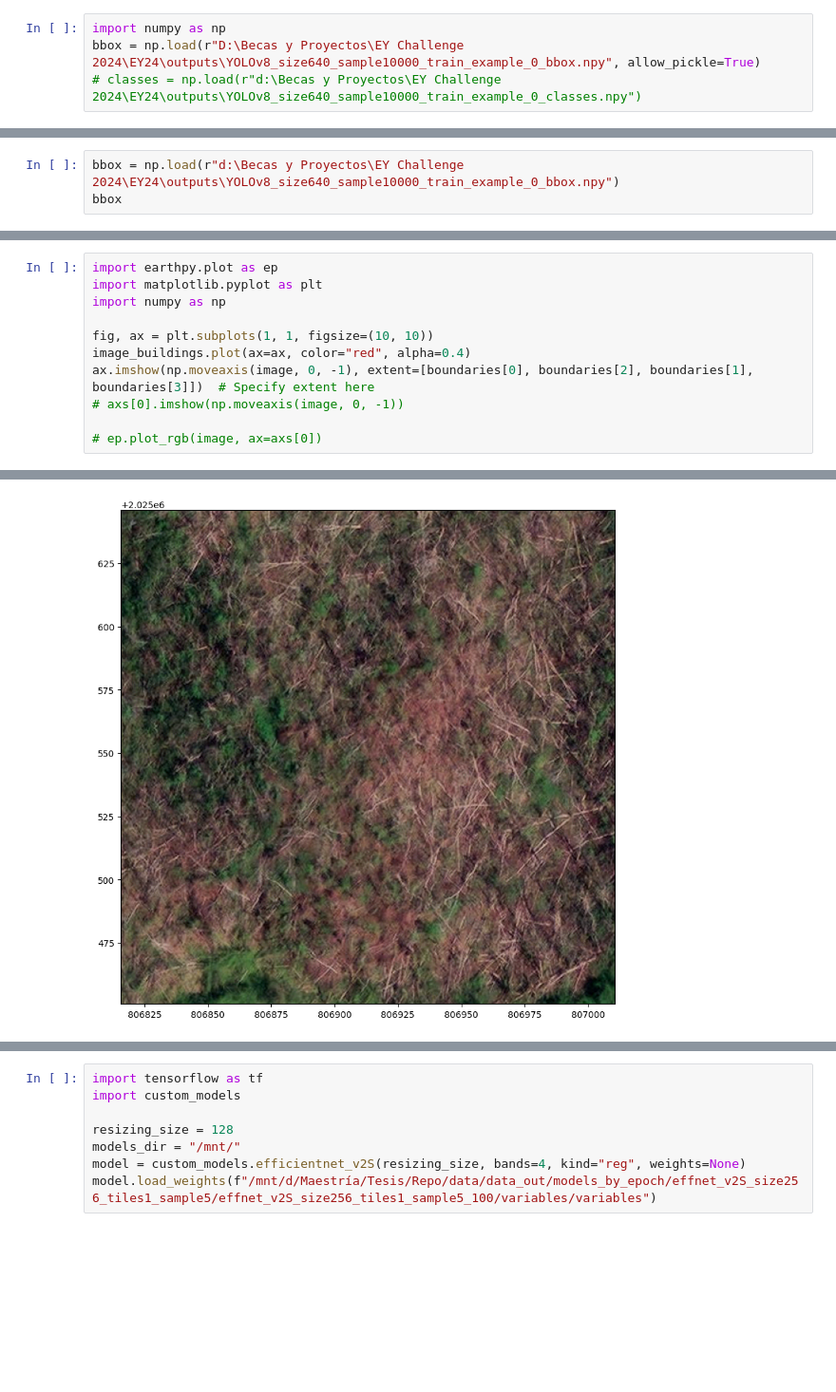
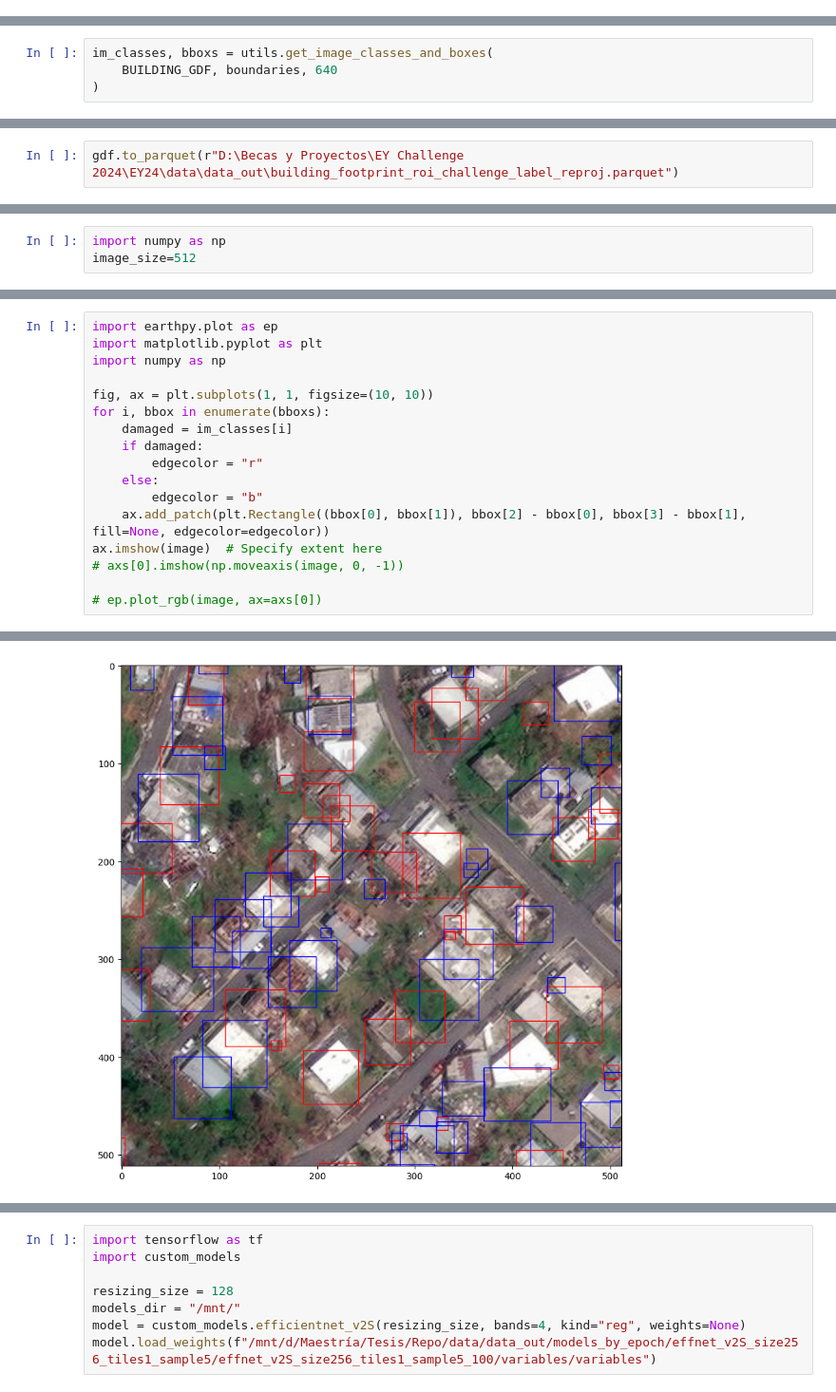
Before and after one commit to EY-competition-2024/EY24, a Jupyter notebook: scripts/debug.ipynb, the cells around one changed output, grey strips where cells are left out. Shown at 95% size. Saved outputs shown, nothing was run; the diff lists cells and outputs as text; blank space fills up the shorter version.

Commit message:
Generación de Imagenes funcionando (validada por gráficos)

```diff
--- a/scripts/debug.ipynb
+++ b/scripts/debug.ipynb
@@ -50,7 +49,3 @@ image, boundaries = utils.stacked_image_from_census_tract(
     n_bands=3,
     stacked_images=[1],
 )
-# %%
-import numpy as np
-bbox = np.load(r"D:\Becas y Proyectos\EY Challenge 2024\EY24\outputs\YOLOv8_size640_sample10000_train_example_0_bbox.npy", allow_pickle=True)
-# classes = np.load(r"d:\Becas y Proyectos\EY Challenge 2024\EY24\outputs\YOLOv8_size640_sample10000_train_example_0_classes.npy")
@@ -110,0 +52,4 @@ array([[3204, 1889, 4850, 2513],
+# %%
+im_classes, bboxs = utils.get_image_classes_and_boxes(
+    BUILDING_GDF, boundaries, 640
+)
@@ -111,3 +58,2 @@ array([[3204, 1889, 4850, 2513],
 # %%
-bbox = np.load(r"d:\Becas y Proyectos\EY Challenge 2024\EY24\outputs\YOLOv8_size640_sample10000_train_example_0_bbox.npy")
-bbox
+gdf.to_parquet(r"D:\Becas y Proyectos\EY Challenge 2024\EY24\data\data_out\building_footprint_roi_challenge_label_reproj.parquet")
@@ -132,0 +60,3 @@ classes = np.random.randint(0, 2, size=(len(bboxs)))
+# %%
+import numpy as np
+image_size=512
@@ -133,14 +112,20 @@ classes = np.random.randint(0, 2, size=(len(bboxs)))
 # %%
 import earthpy.plot as ep
 import matplotlib.pyplot as plt
 import numpy as np
 
 fig, ax = plt.subplots(1, 1, figsize=(10, 10))
-image_buildings.plot(ax=ax, color="red", alpha=0.4)
-ax.imshow(np.moveaxis(image, 0, -1), extent=[boundaries[0], boundaries[2], boundaries[1], boundaries[3]])  # Specify extent here
+for i, bbox in enumerate(bboxs):
+    damaged = im_classes[i]
+    if damaged:
+        edgecolor = "r"
+    else:
+        edgecolor = "b"
+    ax.add_patch(plt.Rectangle((bbox[0], bbox[1]), bbox[2] - bbox[0], bbox[3] - bbox[1], fill=None, edgecolor=edgecolor))
+ax.imshow(image)  # Specify extent here
 # axs[0].imshow(np.moveaxis(image, 0, -1))
 
 # ep.plot_rgb(image, ax=axs[0])
 # %% [output]
 <matplotlib.image.AxesImage at 0x...>
-[figure, old version]
+[figure, new version]
```
Also changed, not shown: parts of 14 cells of this notebook, 3 other files.
